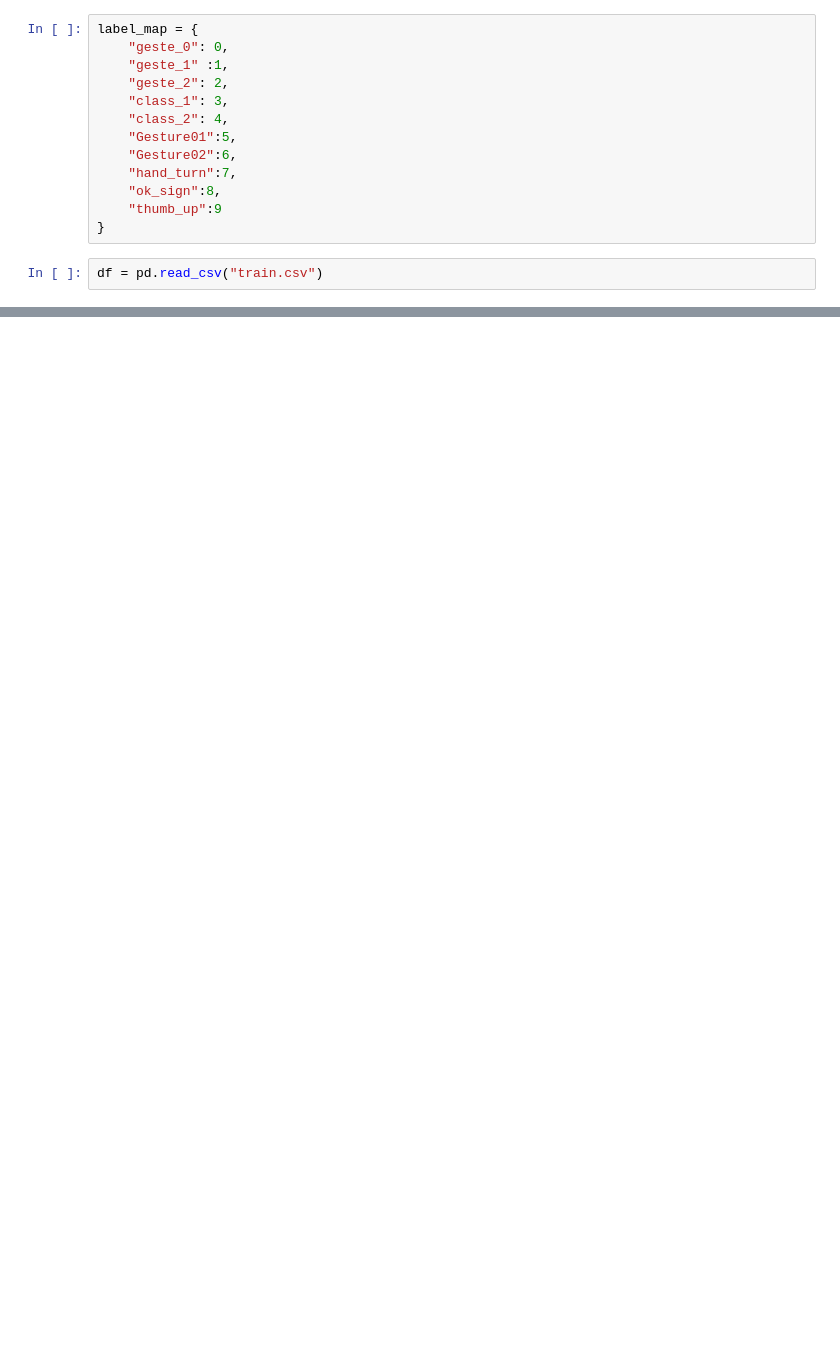
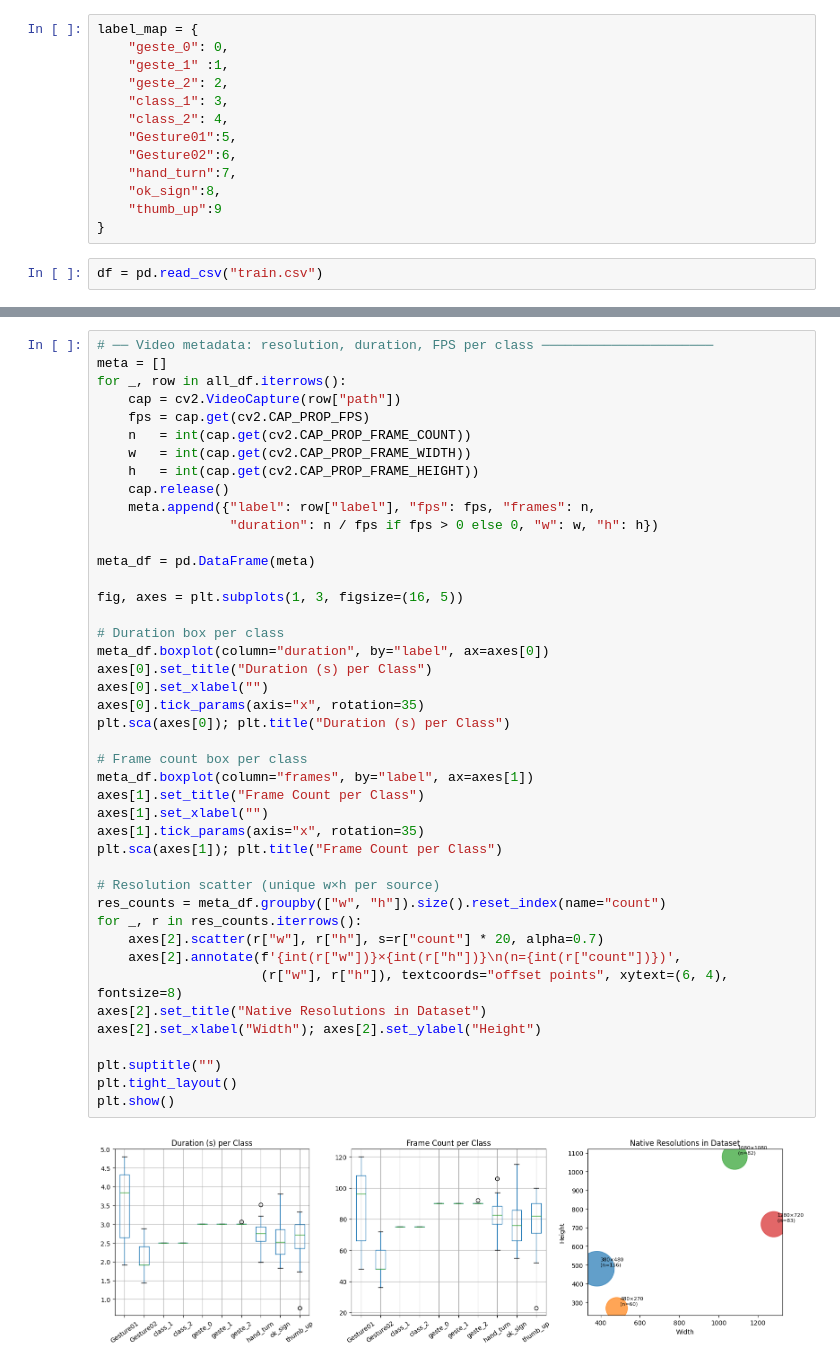
Before and after one commit to himanshunikam/Handgesten, a Jupyter notebook: exp_04.ipynb, the cells around one changed output, grey strips where cells are left out. Drawn from its saved outputs; the diff is of its cells as text; blank space fills up the shorter version.

```diff
--- a/exp_04.ipynb
+++ b/exp_04.ipynb
@@ -92,0 +157,45 @@ val_transform = transforms.Compose(
+# %%
+# ── Video metadata: resolution, duration, FPS per class ──────────────────────
+meta = []
+for _, row in all_df.iterrows():
+    cap = cv2.VideoCapture(row["path"])
+    fps = cap.get(cv2.CAP_PROP_FPS)
+    n   = int(cap.get(cv2.CAP_PROP_FRAME_COUNT))
+    w   = int(cap.get(cv2.CAP_PROP_FRAME_WIDTH))
+    h   = int(cap.get(cv2.CAP_PROP_FRAME_HEIGHT))
+    cap.release()
+    meta.append({"label": row["label"], "fps": fps, "frames": n,
+                 "duration": n / fps if fps > 0 else 0, "w": w, "h": h})
+
+meta_df = pd.DataFrame(meta)
+
+fig, axes = plt.subplots(1, 3, figsize=(16, 5))
+
+# Duration box per class
+meta_df.boxplot(column="duration", by="label", ax=axes[0])
+axes[0].set_title("Duration (s) per Class")
+axes[0].set_xlabel("")
+axes[0].tick_params(axis="x", rotation=35)
+plt.sca(axes[0]); plt.title("Duration (s) per Class")
+
+# Frame count box per class
+meta_df.boxplot(column="frames", by="label", ax=axes[1])
+axes[1].set_title("Frame Count per Class")
+axes[1].set_xlabel("")
+axes[1].tick_params(axis="x", rotation=35)
+plt.sca(axes[1]); plt.title("Frame Count per Class")
+
+# Resolution scatter (unique w×h per source)
+res_counts = meta_df.groupby(["w", "h"]).size().reset_index(name="count")
+for _, r in res_counts.iterrows():
+    axes[2].scatter(r["w"], r["h"], s=r["count"] * 20, alpha=0.7)
+    axes[2].annotate(f'{int(r["w"])}×{int(r["h"])}\n(n={int(r["count"])})',
+                     (r["w"], r["h"]), textcoords="offset points", xytext=(6, 4), fontsize=8)
+axes[2].set_title("Native Resolutions in Dataset")
+axes[2].set_xlabel("Width"); axes[2].set_ylabel("Height")
+
+plt.suptitle("")
+plt.tight_layout()
+plt.show()
+# %% [output]
+[figure, added]
```
Also changed, not shown: parts of 16 cells of this notebook, 1 other file.
